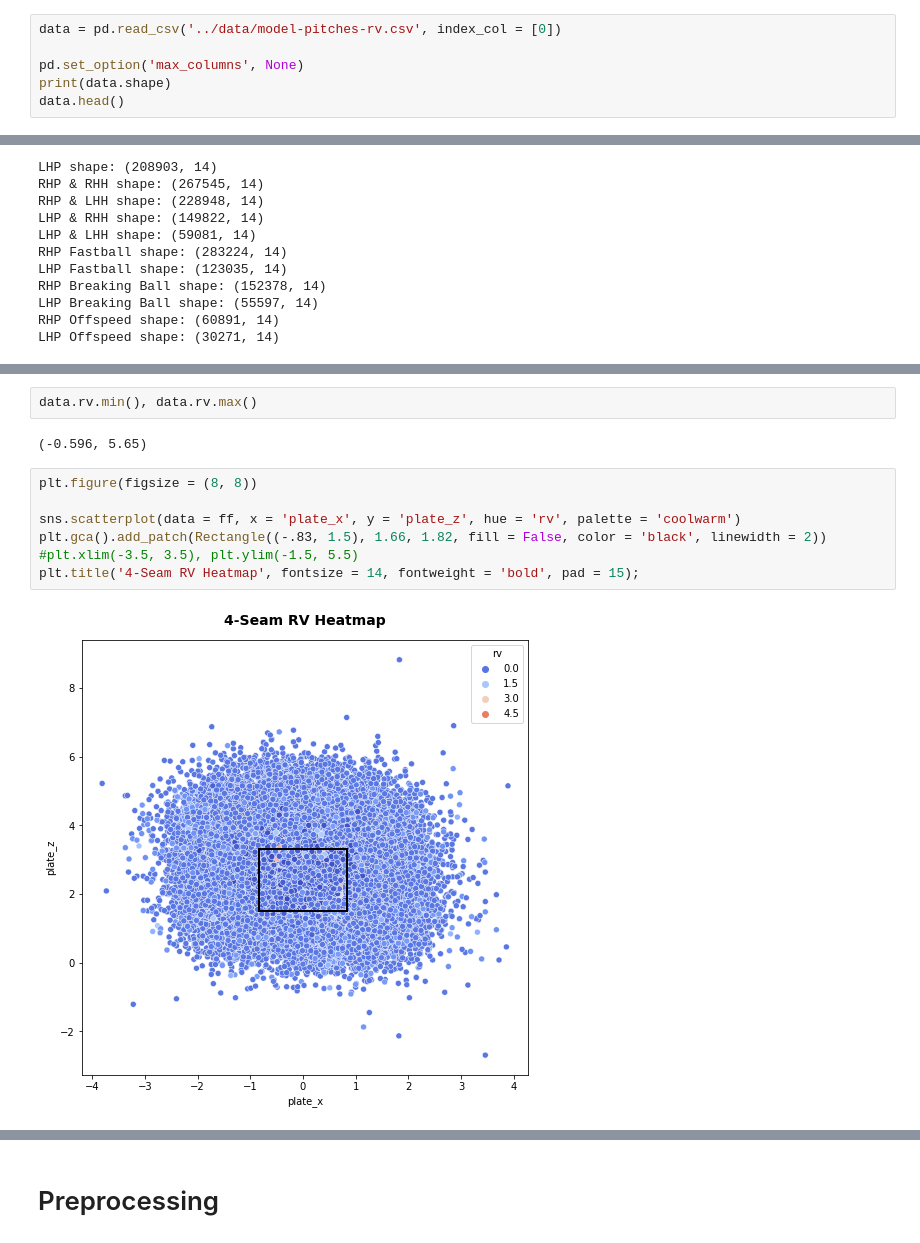
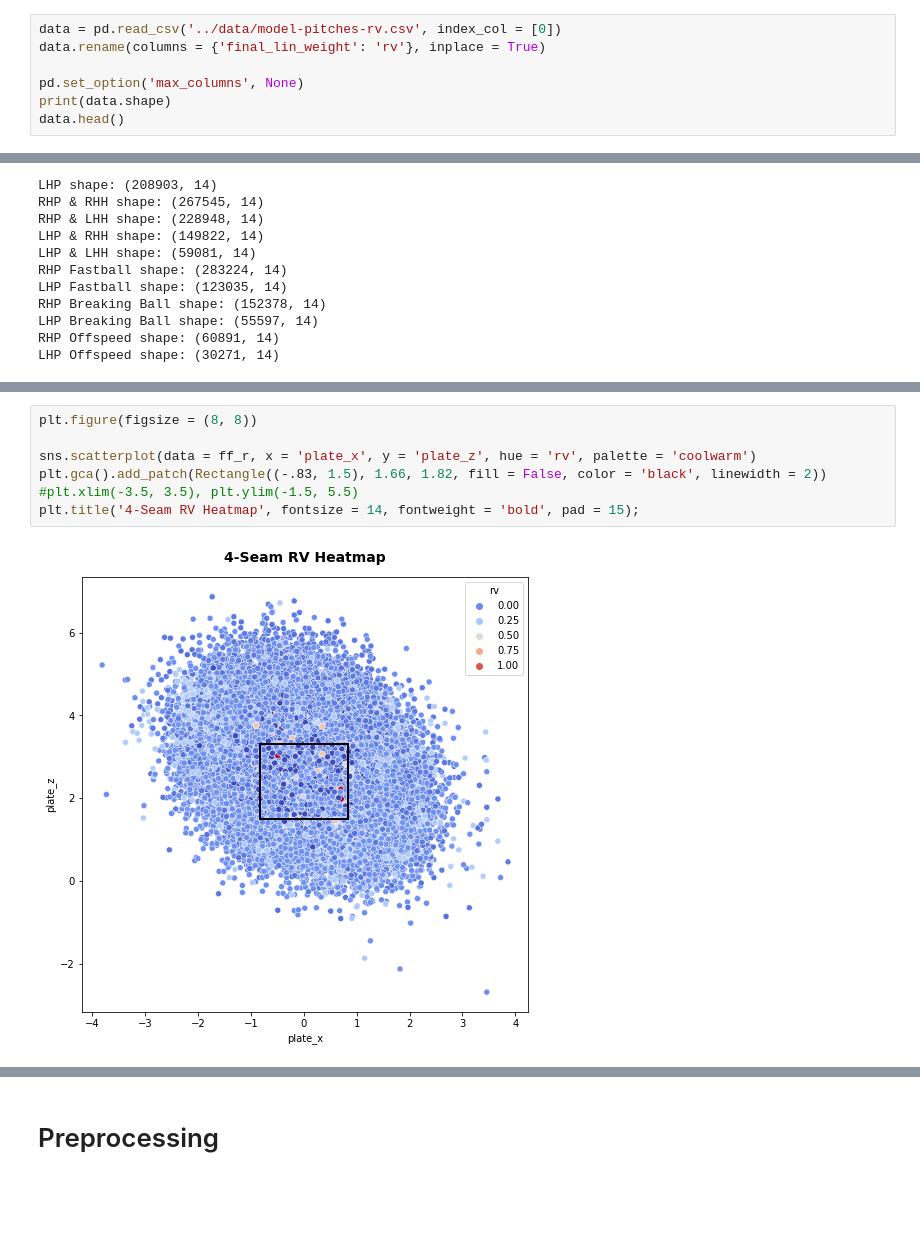
Before and after one commit to anthonyzurke/pitch-model, a Jupyter notebook: notebooks/model-pitch-quality-lr-Copy1.ipynb, the cells around one changed output, grey strips where cells are left out. Drawn from its saved outputs; the diff is of its cells as text; blank space fills up the shorter version.

```diff
--- a/notebooks/model-pitch-quality-lr-Copy1.ipynb
+++ b/notebooks/model-pitch-quality-lr-Copy1.ipynb
@@ -43,6 +43,7 @@ warnings.filterwarnings('ignore')
 # Data
 # %%
 data = pd.read_csv('../data/model-pitches-rv.csv', index_col = [0])
+data.rename(columns = {'final_lin_weight': 'rv'}, inplace = True)
 
 pd.set_option('max_columns', None)
 print(data.shape)
@@ -180,16 +219,12 @@ See Full Dataframe in Mito
-# %%
-data.rv.min(), data.rv.max()
-# %% [output]
-(-0.596, 5.65)
 # %%
 plt.figure(figsize = (8, 8))
 
-sns.scatterplot(data = ff, x = 'plate_x', y = 'plate_z', hue = 'rv', palette = 'coolwarm')
+sns.scatterplot(data = ff_r, x = 'plate_x', y = 'plate_z', hue = 'rv', palette = 'coolwarm')
 plt.gca().add_patch(Rectangle((-.83, 1.5), 1.66, 1.82, fill = False, color = 'black', linewidth = 2))
 #plt.xlim(-3.5, 3.5), plt.ylim(-1.5, 5.5)
 plt.title('4-Seam RV Heatmap', fontsize = 14, fontweight = 'bold', pad = 15);
 # %% [output]
-[figure, old version]
+[figure, new version]
 # %%
 plt.figure(figsize = (8, 8))
 
```
Also changed, not shown: parts of 27 cells of this notebook, 2 other files.
